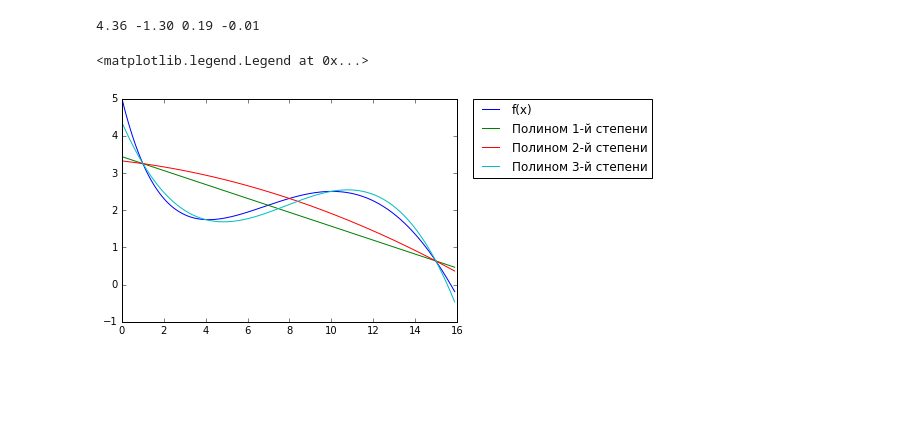
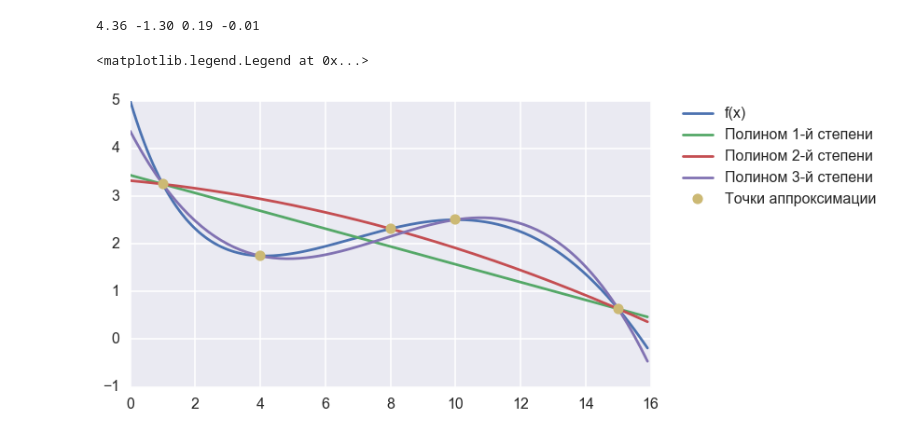
Before and after one commit to movb/yandex-ml, a Jupyter notebook: python/week1/approximation.ipynb, the cells around one changed output. Cells and saved outputs as stored; diff of their text form; code cells hidden in the pictures; blank space fills up the shorter version.

Commit message:
PythonMath: Week1. Better visualistaion for olynomial function approximation.

```diff
--- a/python/week1/approximation.ipynb
+++ b/python/week1/approximation.ipynb
@@ -37,6 +37,9 @@ print("{0:.2f} {1:.2f} {2:.2f} {3:.2f}".format(*w3))
 %matplotlib inline
 import matplotlib.pyplot as plt
 from scipy import interpolate
+
+import seaborn as sns
+sns.set_context('poster',rc ={"figure.figsize": [10,5.5]})
 # %%
 def poly(w,x):
     res = 0
@@ -48,9 +51,11 @@ x = np.arange(0,16,0.1)
 # %%
 plt.plot(x,f(x), label='f(x)')
 plt.plot(x,poly(w1,x), label=u'Полином 1-й степени')
 plt.plot(x,poly(w2,x), label=u'Полином 2-й степени')
 plt.plot(x,poly(w3,x), label=u'Полином 3-й степени')
+all_dots = np.array(list(set(p1+p2+p3)))
+plt.plot(all_dots,f(all_dots), 'o', label=u'Точки аппроксимации')
 plt.legend(bbox_to_anchor=(1.05, 1), loc=2, borderaxespad=0.)
 # %% [output]
 <matplotlib.legend.Legend at 0x...>
-[figure, old version]
+[figure, new version]
```
